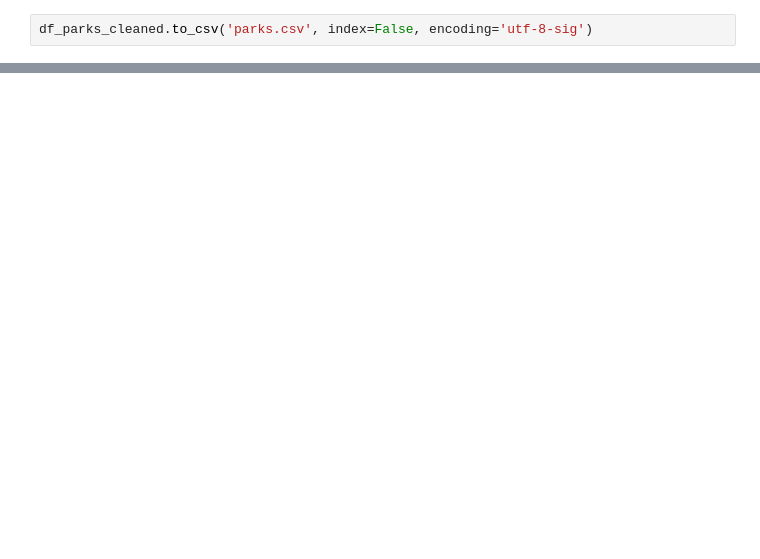
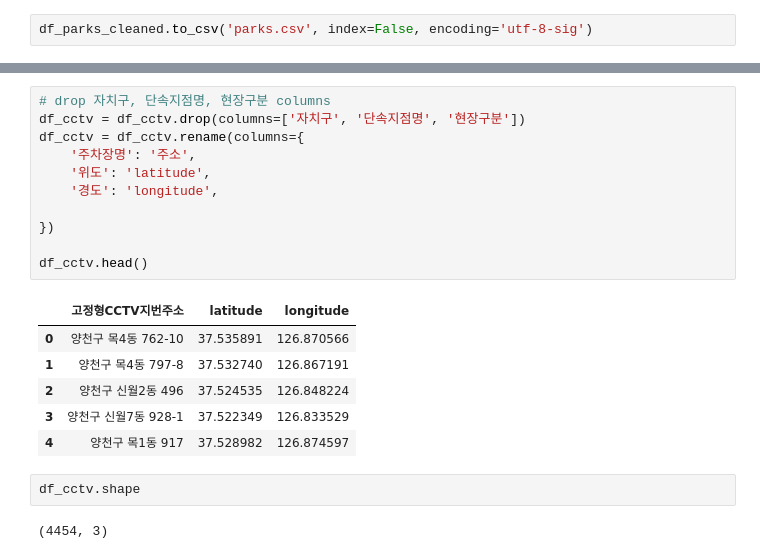
Before and after one commit to vxlmlxv/20251R0136COSE47101, a Jupyter notebook: cleaning.ipynb, the cells around one changed output, grey strips where cells are left out. Cells and saved outputs as stored; diff of their text form; blank space fills up the shorter version.

```diff
--- a/cleaning.ipynb
+++ b/cleaning.ipynb
@@ -664,0 +685,22 @@ df_parks_cleaned.to_csv('parks.csv', index=False, encoding='utf-8-sig')
+# %%
+# drop 자치구, 단속지점명, 현장구분 columns
+df_cctv = df_cctv.drop(columns=['자치구', '단속지점명', '현장구분'])
+df_cctv = df_cctv.rename(columns={
+    '주차장명': '주소',
+    '위도': 'latitude',
+    '경도': 'longitude',
+
+})
+
+df_cctv.head()
+# %% [output]
+|  | 고정형CCTV지번주소 | latitude | longitude |
+| 0 | 양천구 목4동 762-10 | 37.535891 | 126.870566 |
+| 1 | 양천구 목4동 797-8 | 37.532740 | 126.867191 |
+| 2 | 양천구 신월2동 496 | 37.524535 | 126.848224 |
+| 3 | 양천구 신월7동 928-1 | 37.522349 | 126.833529 |
+| 4 | 양천구 목1동 917 | 37.528982 | 126.874597 |
+# %%
+df_cctv.shape
+# %% [output]
+(4454, 3)
```
Also changed, not shown: parts of 8 cells of this notebook, 2 other files.
